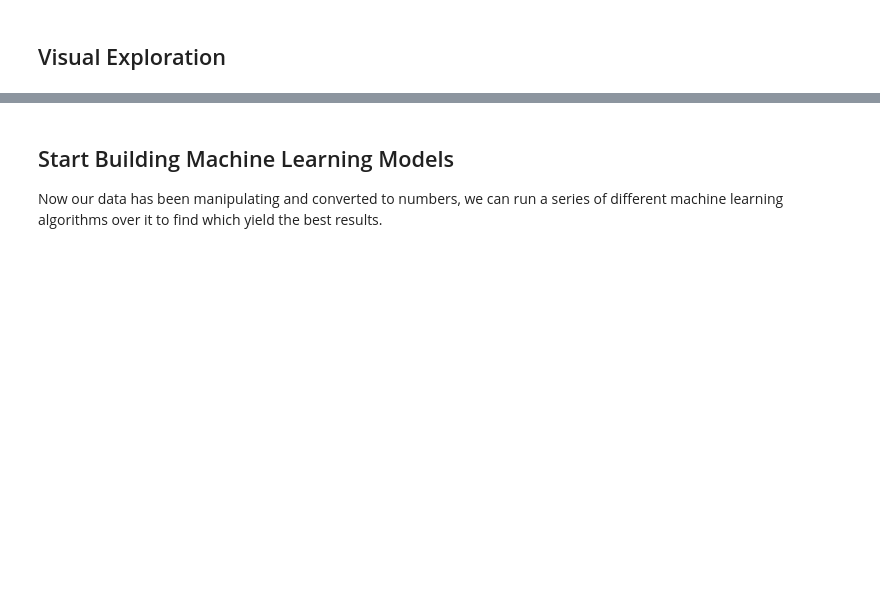
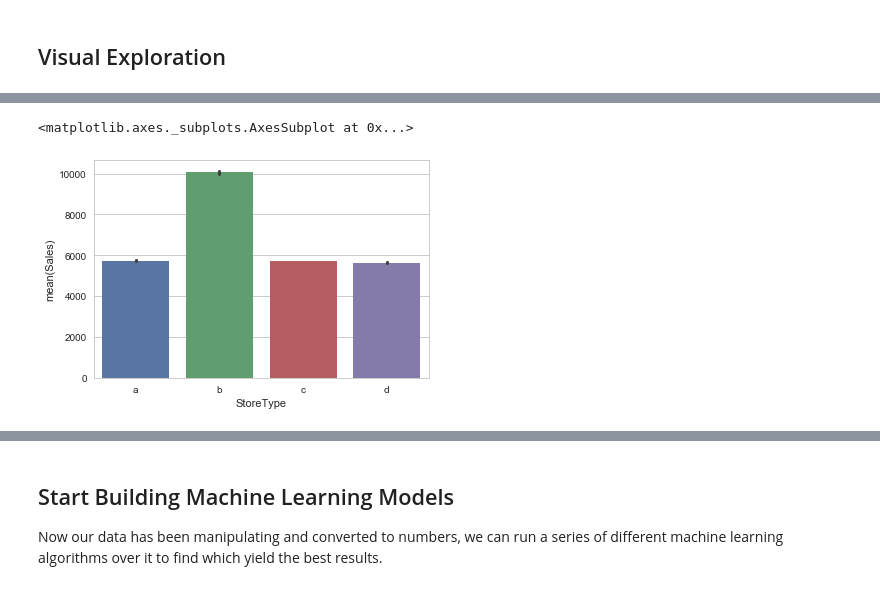
Before and after one commit to anthonymiyoro/RossmanScorePrediction, a Jupyter notebook: RossmannStoreSalesAnalysis.ipynb, the cells around one changed output, grey strips where cells are left out. Drawn from its saved outputs; the diff is of its cells as text; code cells hidden in the pictures; blank space fills up the shorter version.

Commit message:
Updated visualisations

```diff
--- a/RossmannStoreSalesAnalysis.ipynb
+++ b/RossmannStoreSalesAnalysis.ipynb
@@ -449,2 +435,8 @@ train_store.head(5)
 # %%
 train_store.set_index('Date', drop=False, inplace=True)
+# %%
+
+sns.barplot(x="StoreType", y="Sales", data=train_store, order=["a", "b", "c", "d"])
+# %% [output]
+<matplotlib.axes._subplots.AxesSubplot at 0x...>
+[figure, added]
```
Also changed, not shown: parts of 40 cells of this notebook.
